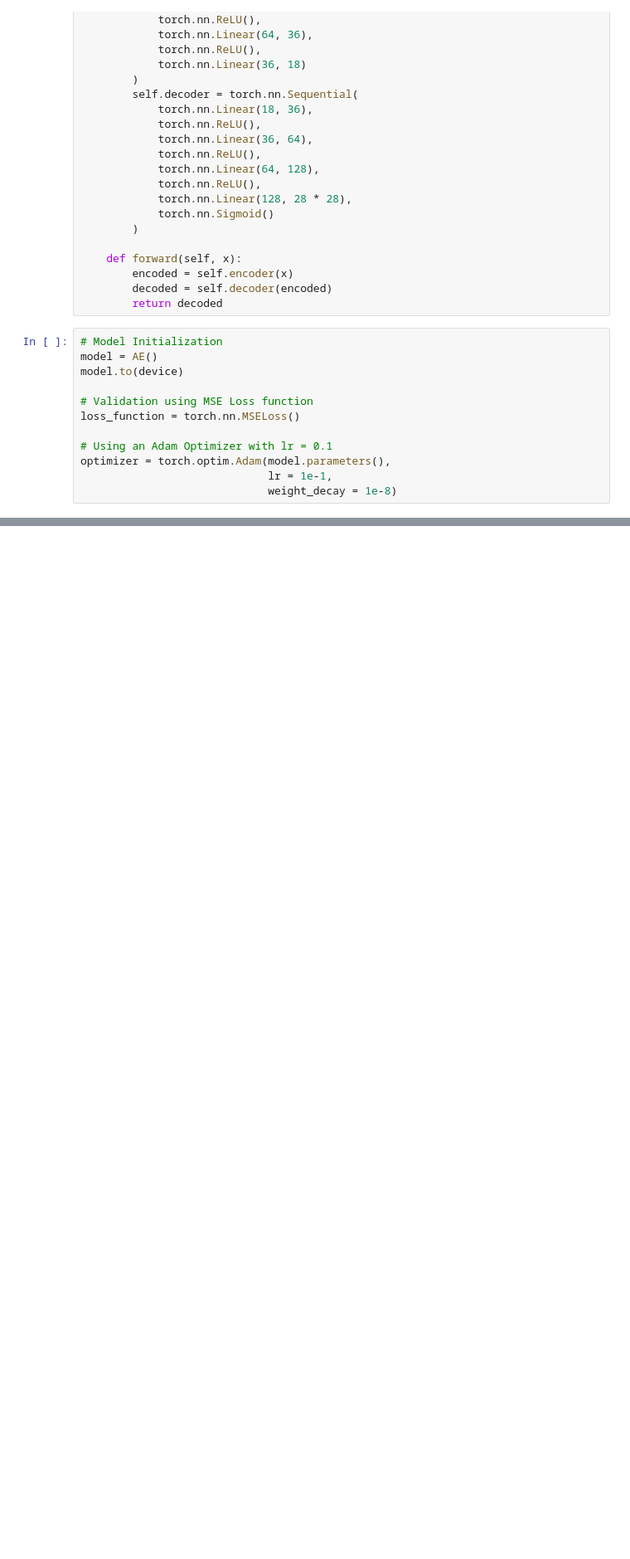
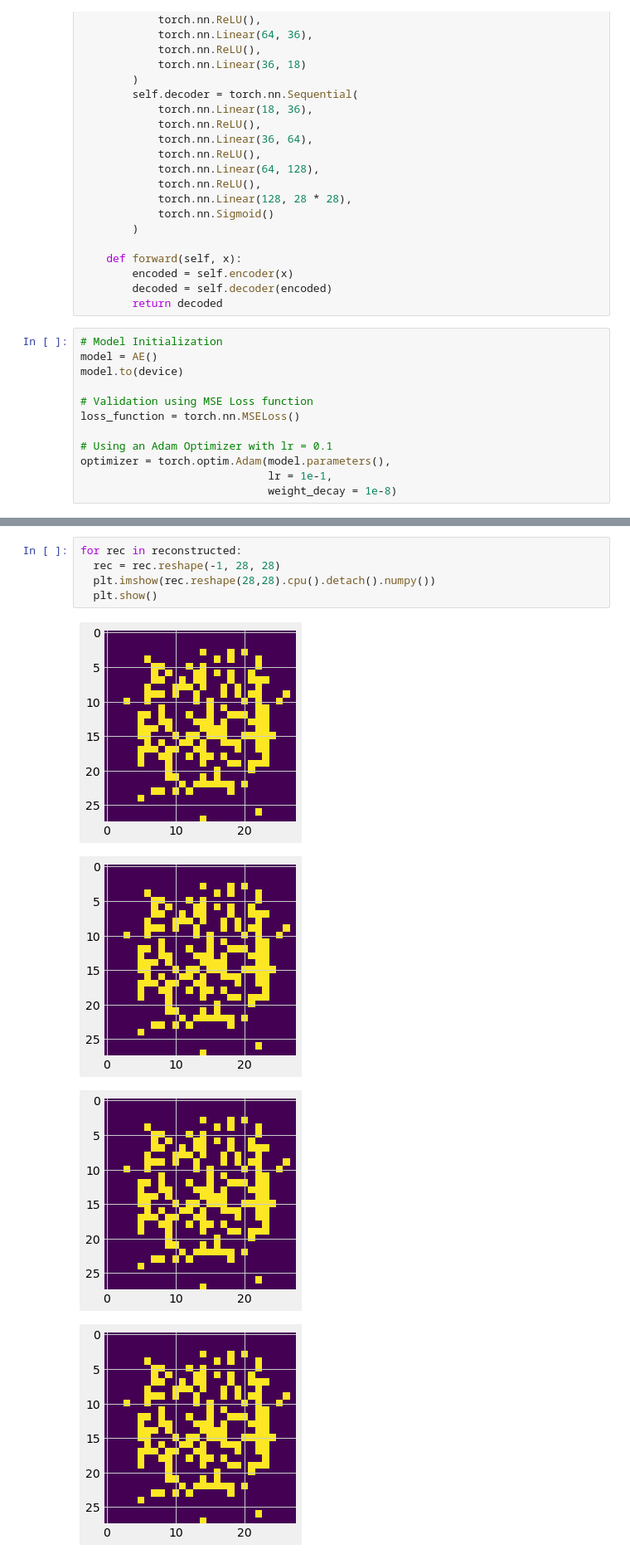
Before and after one commit to trilgar/MSM-2021, a Jupyter notebook: autoencoders.ipynb, the cells around one changed output, grey strips where cells are left out. Shown: that part at 83% size. Saved outputs shown, nothing was run; the diff lists cells and outputs as text; blank space fills up the shorter version.

```diff
--- a/autoencoders.ipynb
+++ b/autoencoders.ipynb
@@ -165,0 +183,10 @@ for i, item in enumerate(image):
+# %%
+for rec in reconstructed:
+  rec = rec.reshape(-1, 28, 28)
+  plt.imshow(rec.reshape(28,28).cpu().detach().numpy())
+  plt.show()
+# %% [output]
+[figure, added]
+[figure, added]
+[figure, added]
+[figure, added]
```
Also changed, not shown: parts of 4 cells of this notebook.
